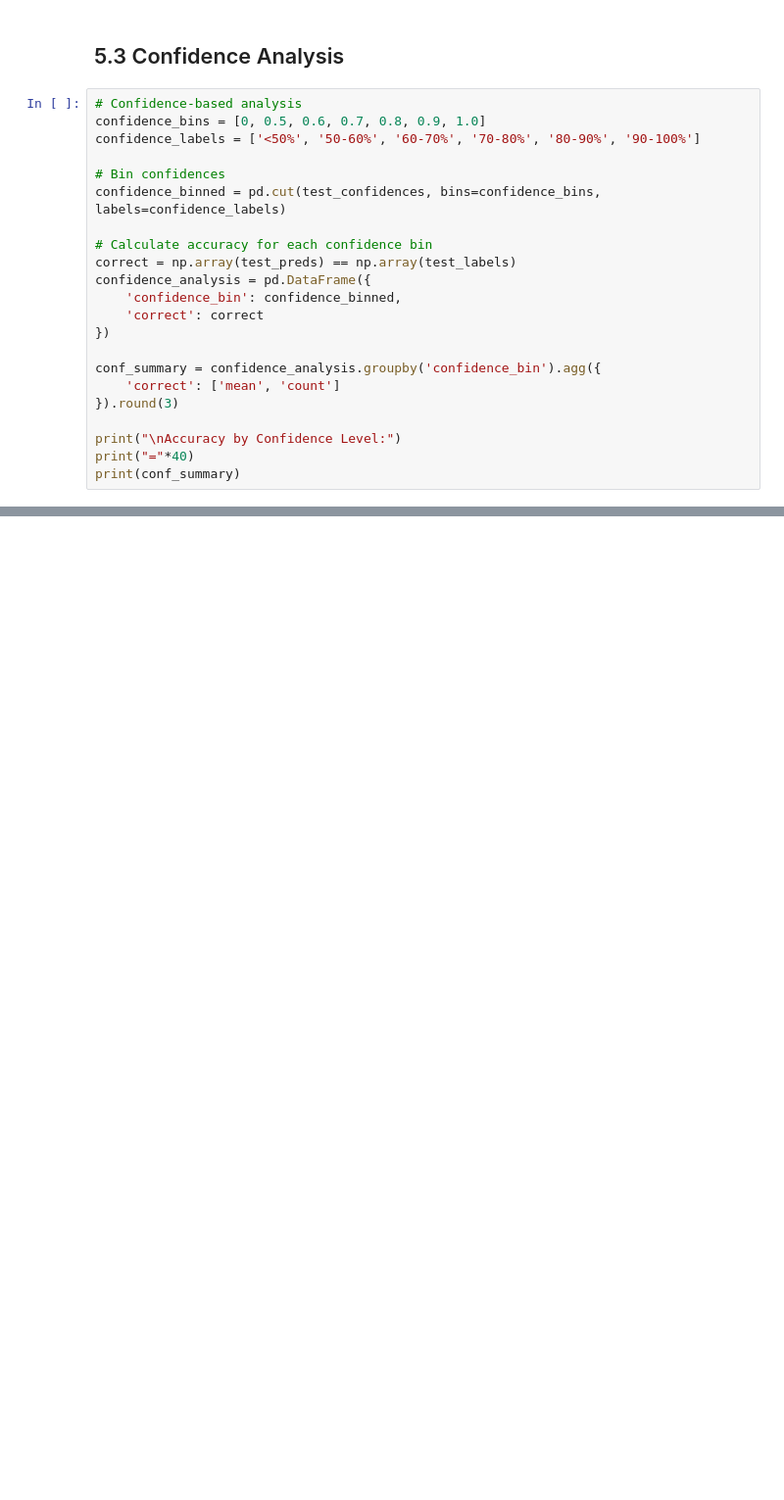
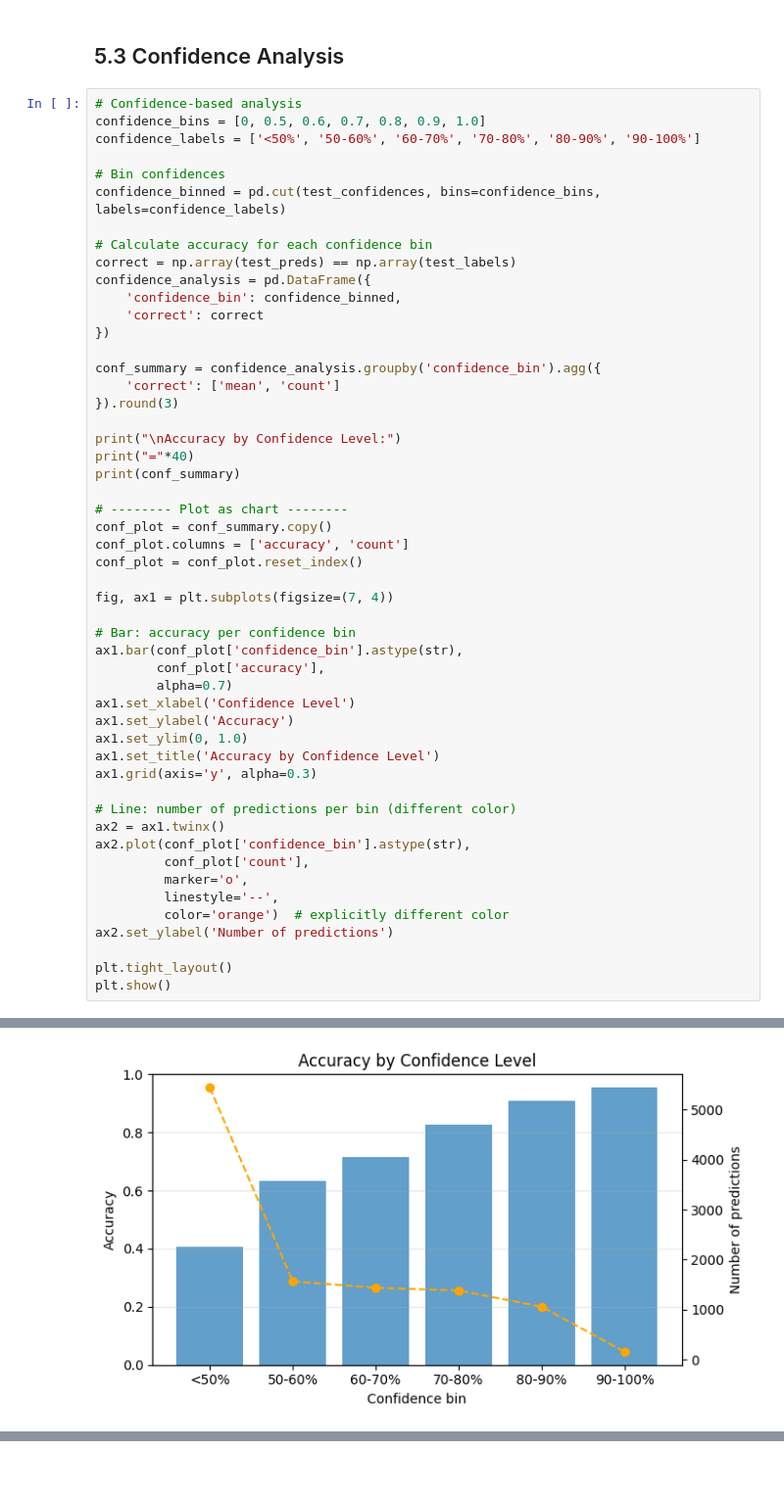
Before and after one commit to logus2k/genai_p2, a Jupyter notebook: glm_project3_final_report_v3.ipynb, the cells around one changed output, grey strips where cells are left out. Shown at 98% size. Cells and saved outputs as stored; diff of their text form; blank space fills up the shorter version.

```diff
--- a/glm_project3_final_report_v3.ipynb
+++ b/glm_project3_final_report_v3.ipynb
@@ -3044,14 +3616,44 @@ confidence_binned = pd.cut(test_confidences, bins=confidence_bins, labels=confid
 # Calculate accuracy for each confidence bin
 correct = np.array(test_preds) == np.array(test_labels)
 confidence_analysis = pd.DataFrame({
-    'confidence_bin': confidence_binned,
-    'correct': correct
+	'confidence_bin': confidence_binned,
+	'correct': correct
 })
 
 conf_summary = confidence_analysis.groupby('confidence_bin').agg({
-    'correct': ['mean', 'count']
+	'correct': ['mean', 'count']
 }).round(3)
 
 print("\nAccuracy by Confidence Level:")
 print("="*40)
 print(conf_summary)
+
+# -------- Plot as chart --------
+conf_plot = conf_summary.copy()
+conf_plot.columns = ['accuracy', 'count']
+conf_plot = conf_plot.reset_index()
+
+fig, ax1 = plt.subplots(figsize=(7, 4))
+
+# Bar: accuracy per confidence bin
+ax1.bar(conf_plot['confidence_bin'].astype(str),
+        conf_plot['accuracy'],
+        alpha=0.7)
+ax1.set_xlabel('Confidence Level')
+ax1.set_ylabel('Accuracy')
+ax1.set_ylim(0, 1.0)
+ax1.set_title('Accuracy by Confidence Level')
+ax1.grid(axis='y', alpha=0.3)
+
+# Line: number of predictions per bin (different color)
+ax2 = ax1.twinx()
+ax2.plot(conf_plot['confidence_bin'].astype(str),
+         conf_plot['count'],
+         marker='o',
+         linestyle='--',
+         color='orange')  # explicitly different color
+ax2.set_ylabel('Number of predictions')
+
+plt.tight_layout()
+plt.show()
+# %% [output]
@@ -3058 +3671,2 @@ print(conf_summary)
+[figure, added]
 # %% [markdown]
```
Also changed, not shown: parts of 52 cells of this notebook.
